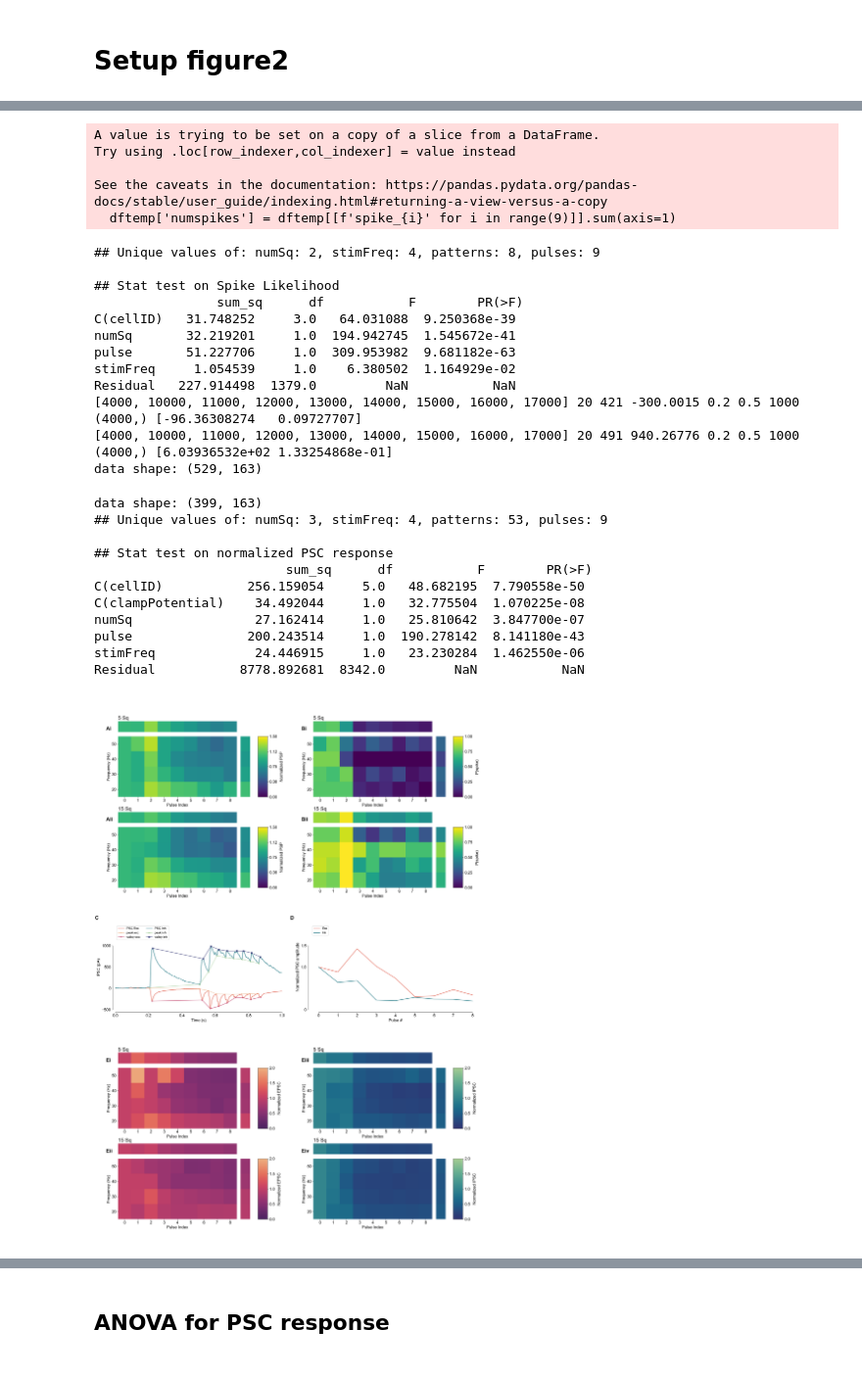
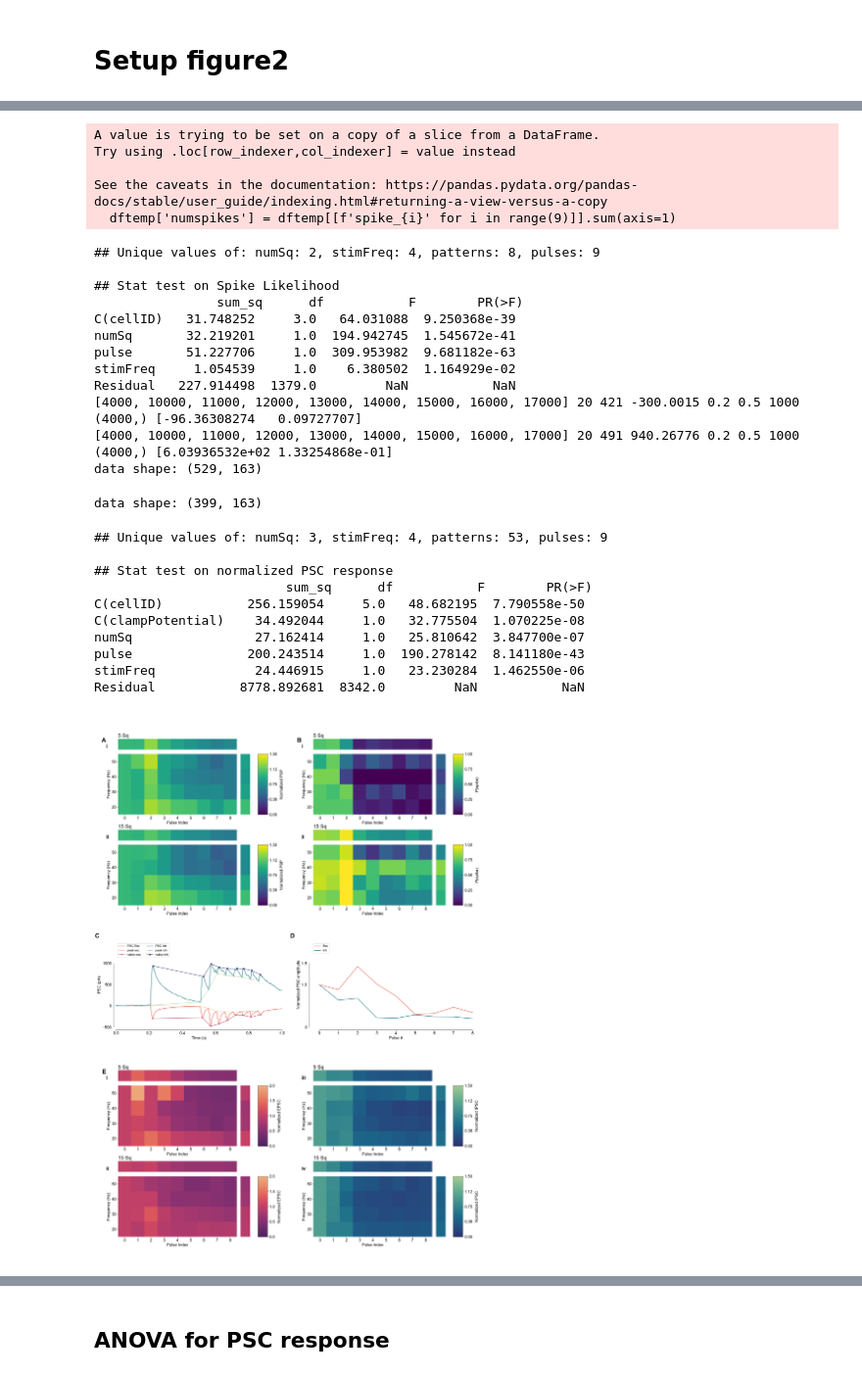
Before and after one commit to AdityaAsopa/Analysis, a Jupyter notebook: Figure2.ipynb, the cells around one changed output, grey strips where cells are left out. Shown at 98% size. Drawn from its saved outputs; the diff is of its cells as text; code cells hidden in the pictures.

Commit message:
fig2 - rescaling heatmap E and fig labels

```diff
--- a/Figure2.ipynb
+++ b/Figure2.ipynb
@@ -186,7 +178,6 @@ VC:  (4407, 80073) --screened--> (928, 80073)
 # %% [markdown]
 # Setup figure2
 # %%
-importlib.reload(plot_tools)
 # Setup the figure
 w,h = 21, 29.7
 fig = plt.figure(layout='constrained', figsize=(w,h))
@@ -202,16 +193,16 @@ fig = plt.figure(layout='constrained', figsize=(w,h))
 ax2C = subfigsC.subplots(1,1)
 ax2D = subfigsD.subplots(1,1)
 # [[ax2Ei, ax2Eii],[ax2Eiii, ax2Eiv]] = Fig2Bottom.subplots(2,2)
-importlib.reload(plot_tools)
 
 # get location of subfigsA in the main figure
 # subfigsA_pos = subfigsA.get_position()
 ## -----------------------------------------------------------------------------------------------
 # Fig2A: CC heatmap of normPSC
 dftemp = xc_FS_shortdf_slice[(xc_FS_shortdf_slice['clampMode']=='CC')]
-f,a = plot_tools.plot_response_heatmaps(dftemp[dftemp['AP']==0], feature='normPSC_', Fig=subfigsA, figlabels=['Ai','Aii'], clampMode='CC', heatmap_palette={-70:'viridis'}, cbar_limits=[0,1.5], annot=False)
+f,a = plot_tools.plot_response_heatmaps(dftemp[dftemp['AP']==0], feature='normPSC_', Fig=subfigsA, figlabels=['i','ii'], clampMode='CC', heatmap_palette={-70:'viridis'}, cbar_limits=[0,1.5], annot=False)
 a[0][-1].set_label('Normalized PSP', rotation=90, labelpad=10)
 a[1][-1].set_label('Normalized PSP', rotation=90, labelpad=10)
+a[0][1].text(-0.1, 1.1, 'A', transform=a[0][1].transAxes, fontsize=24, fontweight='bold', va='top', ha='right')
 # Load the data for stat
 to_plot = [f'normPSC_{i}' for i in freq_sweep_pulses]
 df_melt = pd.melt( dftemp, id_vars=['cellID','stimFreq','numSq','patternList'], value_vars=to_plot, var_name='pulseIndex', value_name='peak_response',)
@@ -235,9 +226,10 @@ print('\n## Stat test on normalized PSP response', '\n',anova_table)
 dftemp = xc_FS_shortdf_slice[(xc_FS_shortdf_slice['clampMode']=='CC')]
 dftemp['numspikes'] = dftemp[[f'spike_{i}' for i in range(9)]].sum(axis=1)
 dftemp= dftemp[(dftemp['AP']==1) ]
-f,a = plot_tools.plot_response_heatmaps(dftemp, feature='spike_', Fig=subfigsB, figlabels=['Bi','Bii'], clampMode='CC', heatmap_palette={-70:'viridis'}, annot=False, cbar_limits=[0,1])
+f,a = plot_tools.plot_response_heatmaps(dftemp, feature='spike_', Fig=subfigsB, figlabels=['i','ii'], clampMode='CC', heatmap_palette={-70:'viridis'}, annot=False, cbar_limits=[0,1])
 a[0][-1].set_label('P(spike)', rotation=90, labelpad=10)
 a[1][-1].set_label('P(spike)', rotation=90, labelpad=10)
+a[0][1].text(-0.1, 1.1, 'B', transform=a[0][1].transAxes, fontsize=24, fontweight='bold', va='top', ha='right')
 # Load the data
 to_plot = [f'spike_{i}' for i in freq_sweep_pulses]
 df_melt = pd.melt( dftemp, id_vars=['cellID','stimFreq','numSq','patternList'], value_vars=to_plot, var_name='pulseIndex', value_name='peak_response',)
@@ -256,9 +248,13 @@ model = ols('peak_response ~ C(cellID) + numSq + pulse + stimFreq ', data=df_mel
 anova_table = sm.stats.anova_lm(model, typ=2)
 print('\n## Stat test on Spike Likelihood', '\n', anova_table)
 
+# add panel label
+
+
+
 ## -----------------------------------------------------------------------------------------------
 # Fig2C: Upi's fitting of the kernel for both E and I
-ax2C.text(-0.1, 1.1, 'C', transform=ax2C.transAxes, fontsize=20, fontweight='bold', va='top', ha='right')
+ax2C.text(-0.1, 1.1, 'C', transform=ax2C.transAxes, fontsize=24, fontweight='bold', va='top', ha='right')
 cell = 7492
 pattern = 52
 trial = 0 # or 1
@@ -293,7 +289,7 @@ sns.despine(ax=ax2C, top=True, right=True, trim=True, offset=10)
 
 ## -----------------------------------------------------------------------------------------------
 # Fig2D: E and I kernel fits
-ax2D.text(-0.1, 1.1, 'D', transform=ax2D.transAxes, fontsize=20, fontweight='bold', va='top', ha='right')
+ax2D.text(-0.1, 1.1, 'D', transform=ax2D.transAxes, fontsize=24, fontweight='bold', va='top', ha='right')
 ax2D.plot(range(9), exc_results[0], linewidth=2, color='#e46d5dff', label='Exc')
 ax2D.plot(range(9), inh_results[0], linewidth=2, color='#2f818dff', label='Inh')
 #cosmetics
@@ -310,12 +306,13 @@ sns.despine(ax=ax2D, top=True, right=True, trim=True, offset=10)
 ## -----------------------------------------------------------------------------------------------
 # Fig2E: VC heatmap of normPSC
 dftemp = xc_FS_shortdf_slice[(xc_FS_shortdf_slice['clampMode']=='VC')]
-f,a = plot_tools.plot_response_heatmaps(dftemp[dftemp['clampPotential']==-70], feature='normPSC_', Fig=subfigsE1, figlabels=['Ei','Eii'], clampMode='VC', annot=False, cbar_limits=[0,2])
+f,a = plot_tools.plot_response_heatmaps(dftemp[dftemp['clampPotential']==-70], feature='normPSC_', Fig=subfigsE1, figlabels=['i','ii'], clampMode='VC', annot=False, cbar_limits=[0,2.0])
+a[0][1].text(-0.1, 1.1, 'E', transform=a[0][1].transAxes, fontsize=24, fontweight='bold', va='top', ha='right')
 a[0][-1].set_label('Normalized EPSC', rotation=90, labelpad=10)
 a[1][-1].set_label('Normalized EPSC', rotation=90, labelpad=10)
 
 dftemp = xc_FS_shortdf_slice[(xc_FS_shortdf_slice['clampMode']=='VC')]
-f,a = plot_tools.plot_response_heatmaps(dftemp[dftemp['clampPotential']==0], feature='normPSC_', Fig=subfigsE2, figlabels=['Eiii', 'Eiv'], clampMode='VC', annot=False, cbar_limits=[0,2])
+f,a = plot_tools.plot_response_heatmaps(dftemp[dftemp['clampPotential']==0], feature='normPSC_', Fig=subfigsE2, figlabels=['iii', 'iv'], clampMode='VC', annot=False, cbar_limits=[0,1.5])
 a[0][-1].set_label('Normalized IPSC', rotation=90, labelpad=10)
 a[1][-1].set_label('Normalized IPSC', rotation=90, labelpad=10)
 
@@ -351,41 +348,41 @@ fig.savefig(paper_figure_export_location / f"{figname}.pdf", format='pdf', dpi=3
 # %% [output]
 data shape: (2047, 163)
 ## Unique values of: numSq: 3, stimFreq: 4, patterns: 53, pulses: 9
 
 ## Stat test on normalized PSP response
                    sum_sq       df          F        PR(>F)
 C(cellID)    2475.855369     15.0  19.421106  9.490564e-53
 numSq          95.624543      1.0  11.251471  7.971137e-04
 pulse         109.393395      1.0  12.871556  3.344301e-04
 stimFreq      108.404749      1.0  12.755229  3.558690e-04
 Residual   165897.513902  19520.0        NaN           NaN
 data shape: (154, 164)
 A value is trying to be set on a copy of a slice from a DataFrame.
 Try using .loc[row_indexer,col_indexer] = value instead
 
 See the caveats in the documentation: https://pandas.pydata.org/pandas-docs/stable/user_guide/indexing.html#returning-a-view-versus-a-copy
   dftemp['numspikes'] = dftemp[[f'spike_{i}' for i in range(9)]].sum(axis=1)
 ## Unique values of: numSq: 2, stimFreq: 4, patterns: 8, pulses: 9
 
 ## Stat test on Spike Likelihood
                 sum_sq      df           F        PR(>F)
 C(cellID)   31.748252     3.0   64.031088  9.250368e-39
 numSq       32.219201     1.0  194.942745  1.545672e-41
 pulse       51.227706     1.0  309.953982  9.681182e-63
 stimFreq     1.054539     1.0    6.380502  1.164929e-02
 Residual   227.914498  1379.0         NaN           NaN
 [4000, 10000, 11000, 12000, 13000, 14000, 15000, 16000, 17000] 20 421 -300.0015 0.2 0.5 1000 (4000,) [-96.36308274   0.09727707]
 [4000, 10000, 11000, 12000, 13000, 14000, 15000, 16000, 17000] 20 491 940.26776 0.2 0.5 1000 (4000,) [6.03936532e+02 1.33254868e-01]
 data shape: (529, 163)
 data shape: (399, 163)
-## Unique values of: numSq: 3, stimFreq: 4, patterns: 53, pulses: 9
-
-## Stat test on normalized PSC response
-                         sum_sq      df           F        PR(>F)
-C(cellID)           256.159054     5.0   48.682195  7.790558e-50
-C(clampPotential)    34.492044     1.0   32.775504  1.070225e-08
-numSq                27.162414     1.0   25.810642  3.847700e-07
-pulse               200.243514     1.0  190.278142  8.141180e-43
-stimFreq             24.446915     1.0   23.230284  1.462550e-06
-Residual           8778.892681  8342.0         NaN           NaN
+## Unique values of: numSq: 3, stimFreq: 4, patterns: 53, pulses: 9
+
+## Stat test on normalized PSC response
+                         sum_sq      df           F        PR(>F)
+C(cellID)           256.159054     5.0   48.682195  7.790558e-50
+C(clampPotential)    34.492044     1.0   32.775504  1.070225e-08
+numSq                27.162414     1.0   25.810642  3.847700e-07
+pulse               200.243514     1.0  190.278142  8.141180e-43
+stimFreq             24.446915     1.0   23.230284  1.462550e-06
+Residual           8778.892681  8342.0         NaN           NaN
-[figure, old version]
+[figure, new version]
```
Also changed, not shown: parts of 3 cells of this notebook, 5 other files.
